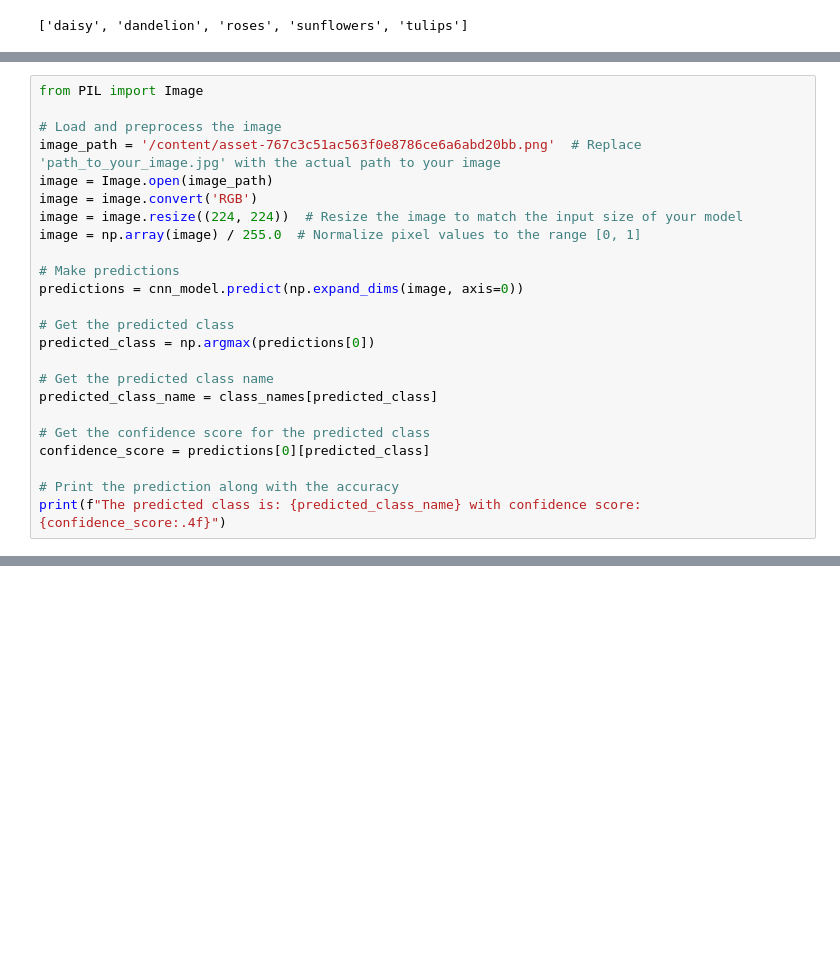
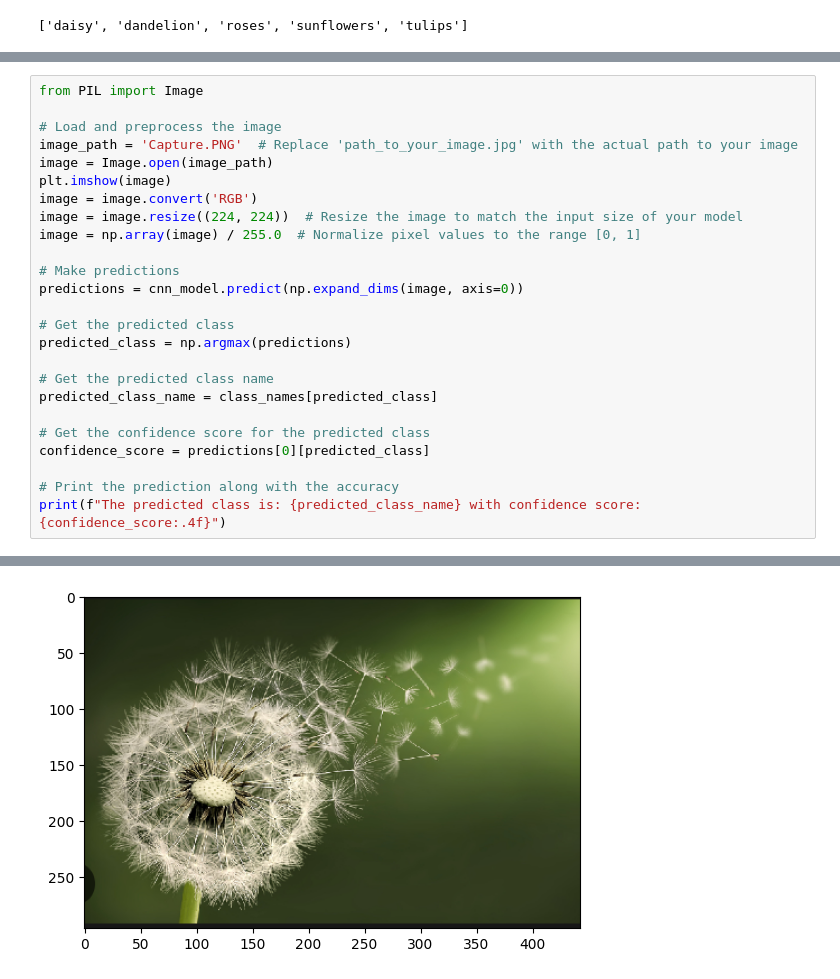
Before and after one commit to krutika-shimpi/Edureka_Internship_Assigments_solved, a Jupyter notebook: 7_Deep_Learning/Assignment_7.ipynb, the cells around one changed output, grey strips where cells are left out. Cells and saved outputs as stored; diff of their text form; blank space fills up the shorter version.

```diff
--- a/7_Deep_Learning/Assignment_7.ipynb
+++ b/7_Deep_Learning/Assignment_7.ipynb
@@ -347,8 +395,9 @@ cnn_model.evaluate(val_ds)
 from PIL import Image
 
 # Load and preprocess the image
-image_path = '/content/asset-767c3c51ac563f0e8786ce6a6abd20bb.png'  # Replace 'path_to_your_image.jpg' with the actual path to your image
+image_path = 'Capture.PNG'  # Replace 'path_to_your_image.jpg' with the actual path to your image
 image = Image.open(image_path)
+plt.imshow(image)
 image = image.convert('RGB')
 image = image.resize((224, 224))  # Resize the image to match the input size of your model
 image = np.array(image) / 255.0  # Normalize pixel values to the range [0, 1]
@@ -357,7 +406,7 @@ image = np.array(image) / 255.0  # Normalize pixel values to the range [0, 1]
 predictions = cnn_model.predict(np.expand_dims(image, axis=0))
 
 # Get the predicted class
-predicted_class = np.argmax(predictions[0])
+predicted_class = np.argmax(predictions)
 
 # Get the predicted class name
 predicted_class_name = class_names[predicted_class]
@@ -372,0 +422 @@ The predicted class is: dandelion with confidence score: 0.9981
+[figure, added]
```
Also changed, not shown: parts of 17 cells of this notebook, 2 other files.
